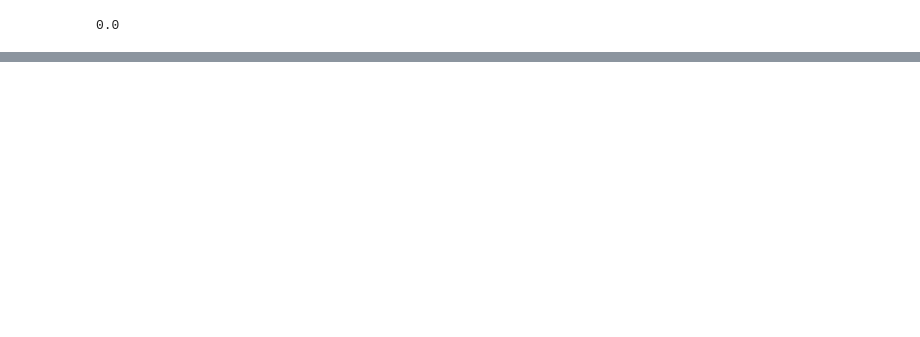
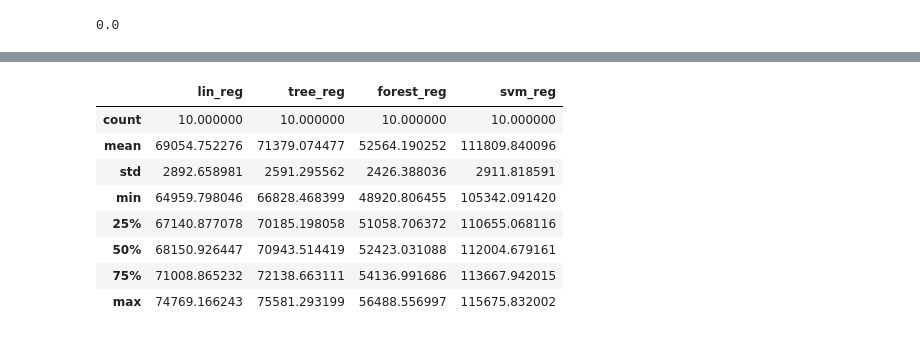
Before and after one commit to superyang713/Kaggle_Competition, a Jupyter notebook: Cali_Housing/Cal_Housing_Analysis.ipynb, the cells around one changed output, grey strips where cells are left out. Drawn from its saved outputs; the diff is of its cells as text; code cells hidden in the pictures; blank space fills up the shorter version.

```diff
--- a/Cali_Housing/Cal_Housing_Analysis.ipynb
+++ b/Cali_Housing/Cal_Housing_Analysis.ipynb
@@ -398 +469,13 @@ display_scores(forest_rmse_scores)
+# %%
+scores.describe()
+# %% [output]
+|  | lin_reg | tree_reg | forest_reg | svm_reg |
+| count | 10.000000 | 10.000000 | 10.000000 | 10.000000 |
+| mean | 69054.752276 | 71379.074477 | 52564.190252 | 111809.840096 |
+| std | 2892.658981 | 2591.295562 | 2426.388036 | 2911.818591 |
+| min | 64959.798046 | 66828.468399 | 48920.806455 | 105342.091420 |
+| 25% | 67140.877078 | 70185.198058 | 51058.706372 | 110655.068116 |
+| 50% | 68150.926447 | 70943.514419 | 52423.031088 | 112004.679161 |
+| 75% | 71008.865232 | 72138.663111 | 54136.991686 | 113667.942015 |
+| max | 74769.166243 | 75581.293199 | 56488.556997 | 115675.832002 |
 # %%
```
Also changed, not shown: parts of 21 cells of this notebook, 1 other file.
